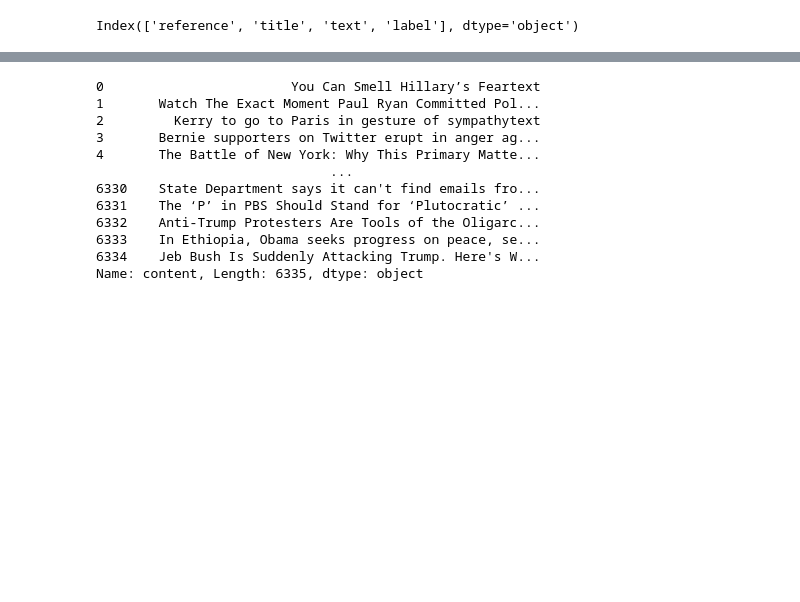
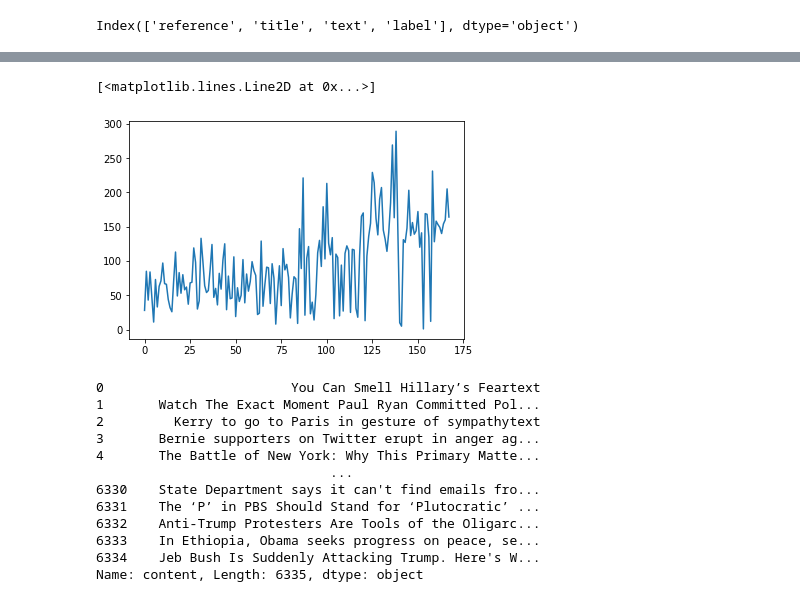
Before and after one commit to youbasi/TP3_meth, a Jupyter notebook: TP_meth.ipynb, the cells around one changed output, grey strips where cells are left out. Saved outputs shown, nothing was run; the diff lists cells and outputs as text; code cells hidden in the pictures; blank space fills up the shorter version.

```diff
--- a/TP_meth.ipynb
+++ b/TP_meth.ipynb
@@ -52,3 +55,10 @@ df.label.value_counts().plot.bar()
+# %%
+df.title.str.len().max()
+# titles length size
+plt.plot(df.title.str.len().unique())
+# %% [output]
+[<matplotlib.lines.Line2D at 0x...>]
+[figure, added]
 # %%
 #concaténation de la colonne title et text
 df['content']=df['title']+['text']
```
Also changed, not shown: parts of 10 cells of this notebook.
